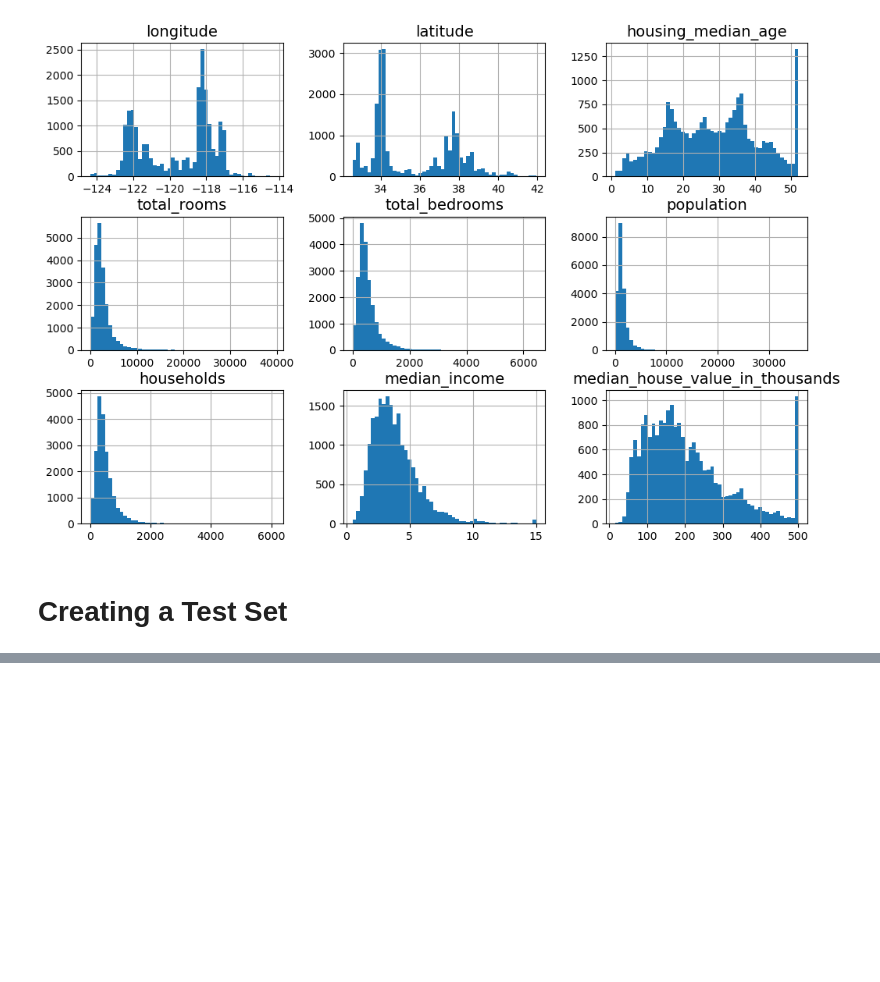
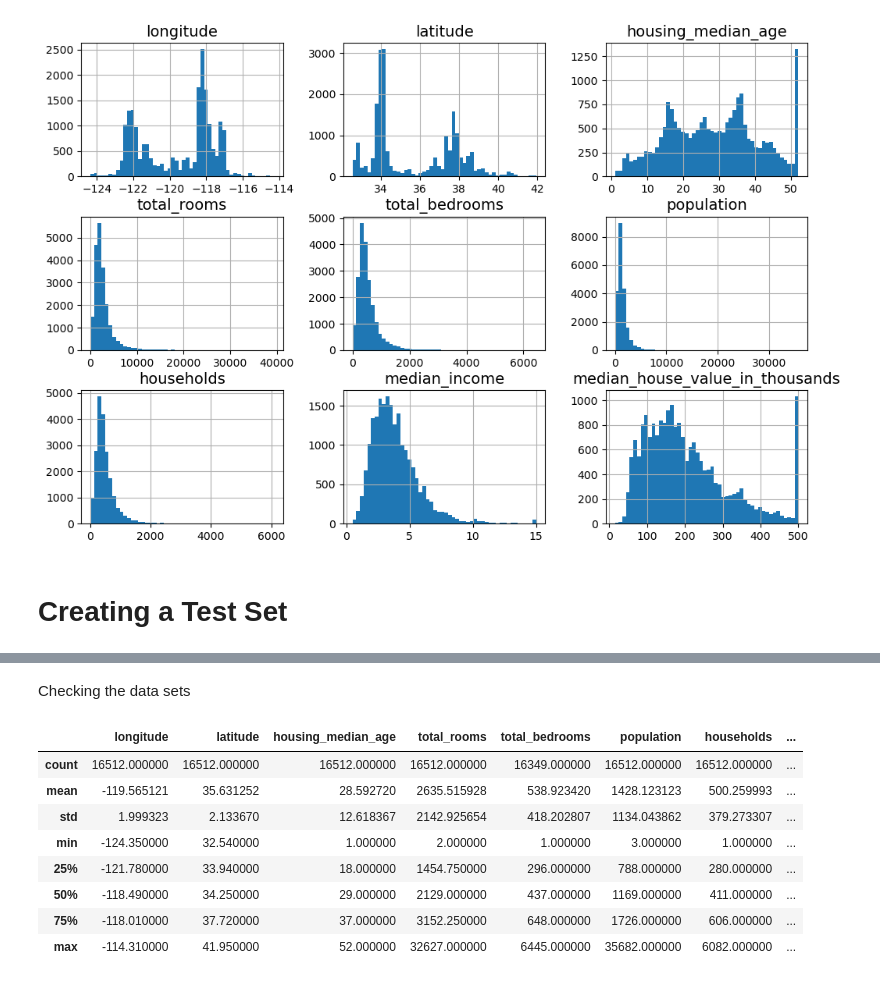
Before and after one commit to TimoSR/AppliedAI, a Jupyter notebook: lectures/chapter_7/ML_example_eTe.ipynb, the cells around one changed output, grey strips where cells are left out. Cells and saved outputs as stored; diff of their text form; code cells hidden in the pictures; blank space fills up the shorter version.

```diff
--- a/lectures/chapter_7/ML_example_eTe.ipynb
+++ b/lectures/chapter_7/ML_example_eTe.ipynb
@@ -157,0 +209,14 @@ plt.show()
+# %% [markdown]
+Checking the data sets
+# %%
+train_set.describe()
+# %% [output]
+|  | longitude | latitude | housing_median_age | total_rooms | total_bedrooms | population | households | ... |
+| count | 16512.000000 | 16512.000000 | 16512.000000 | 16512.000000 | 16349.000000 | 16512.000000 | 16512.000000 | ... |
+| mean | -119.565121 | 35.631252 | 28.592720 | 2635.515928 | 538.923420 | 1428.123123 | 500.259993 | ... |
+| std | 1.999323 | 2.133670 | 12.618367 | 2142.925654 | 418.202807 | 1134.043862 | 379.273307 | ... |
+| min | -124.350000 | 32.540000 | 1.000000 | 2.000000 | 1.000000 | 3.000000 | 1.000000 | ... |
+| 25% | -121.780000 | 33.940000 | 18.000000 | 1454.750000 | 296.000000 | 788.000000 | 280.000000 | ... |
+| 50% | -118.490000 | 34.250000 | 29.000000 | 2129.000000 | 437.000000 | 1169.000000 | 411.000000 | ... |
+| 75% | -118.010000 | 37.720000 | 37.000000 | 3152.250000 | 648.000000 | 1726.000000 | 606.000000 | ... |
+| max | -114.310000 | 41.950000 | 52.000000 | 32627.000000 | 6445.000000 | 35682.000000 | 6082.000000 | ... |
```
Also changed, not shown: parts of 15 cells of this notebook.
